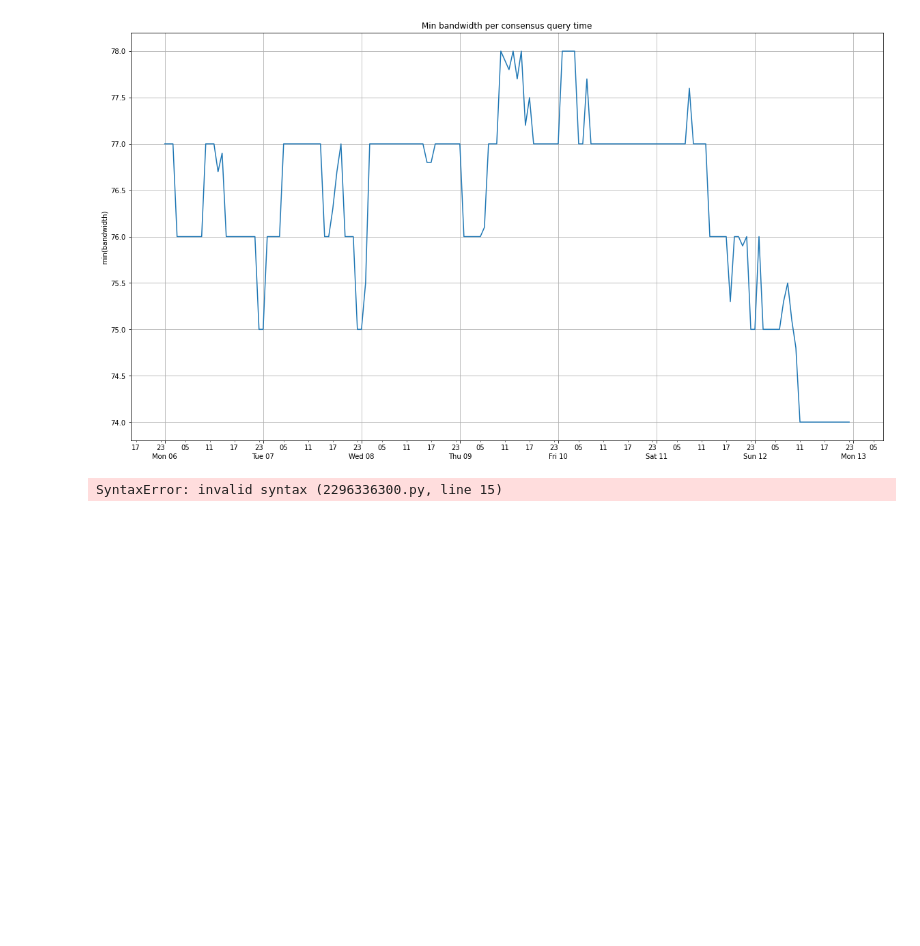
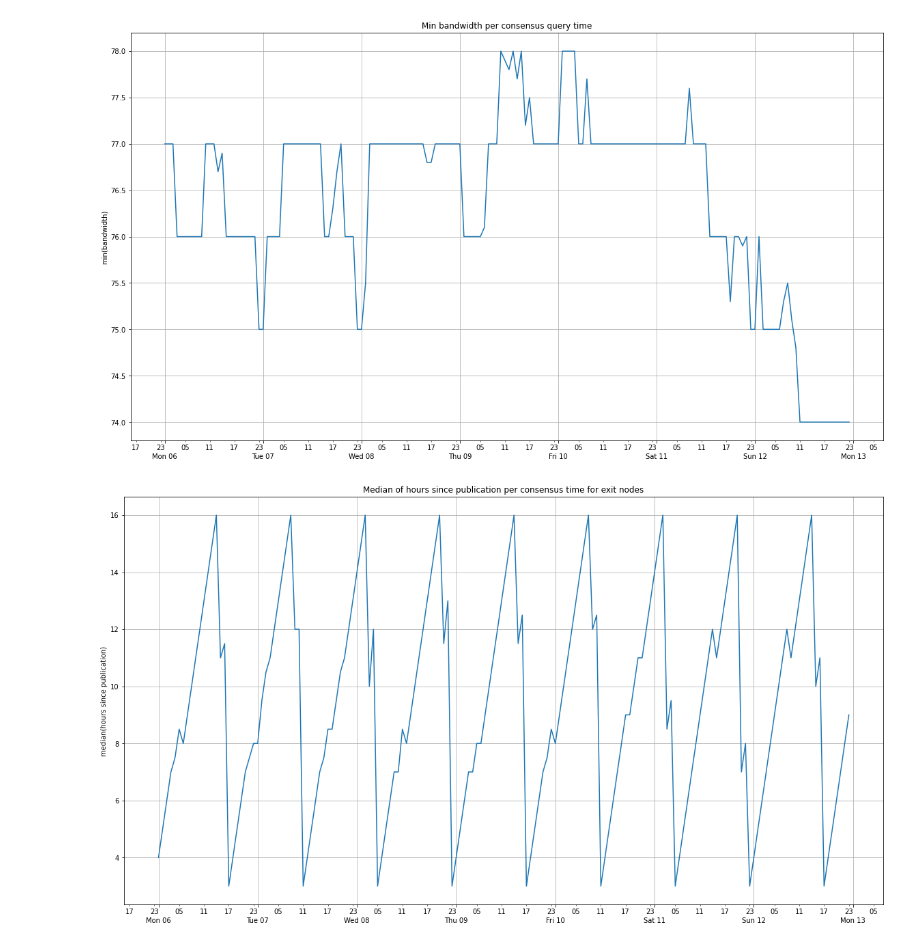
Before and after one commit to k0rtuz/tor-consensus, a Jupyter notebook: notebooks/analysis.ipynb, the cells around one changed output. Saved outputs shown, nothing was run; the diff lists cells and outputs as text; code cells hidden in the pictures; blank space fills up the shorter version.

```diff
--- a/notebooks/analysis.ipynb
+++ b/notebooks/analysis.ipynb
@@ -132,19 +132,19 @@ utils.plot(
 # %%
 kwargs = {
     'by': ['consensus_time'],
     'agg': {'med_h': ('hours_since_pub', np.median)}
 }
 agg_df = utils.aggregate(df[df.is_exit == True], **kwargs)
 
 utils.plot(
     df=agg_df,
     x='consensus_time',
     y='med_h',
     is_timeseries=True,
     title='Median of hours since publication per consensus time for exit nodes',
     xlabel='Consensus time',
-    ylabel='median(hours since publication)'
+    ylabel='median(hours since publication)',
     path='../tmp/median_hours_since_pub_for_exit_nodes.png'
 )
 # %% [output]
-SyntaxError: invalid syntax (2296336300.py, line 15)
+[figure, added]
```
Also changed, not shown: parts of 6 cells of this notebook, 1 other file.
